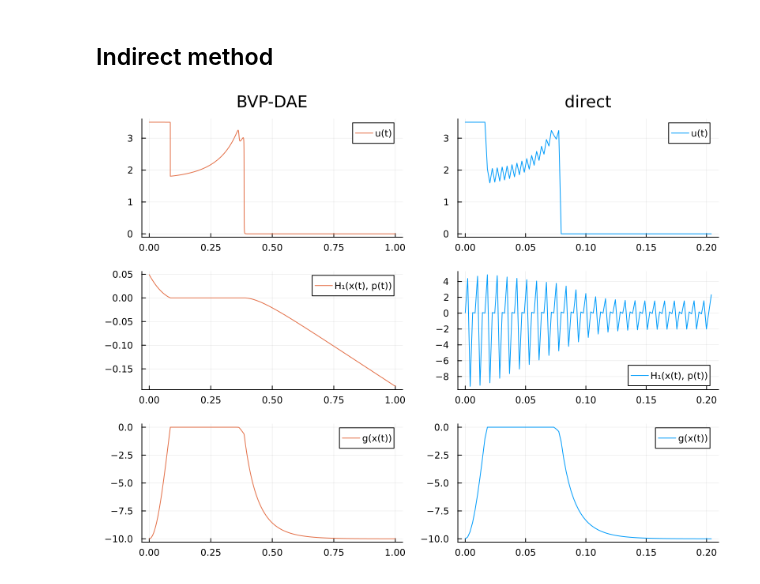
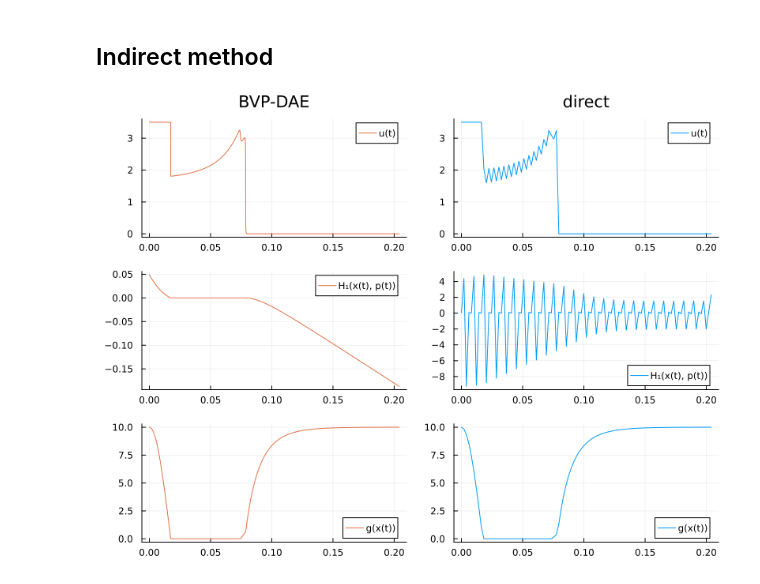
Before and after one commit to control-toolbox/BVP-DAE, a Jupyter notebook: julia/goddard.ipynb, the cells around one changed output. Cells and saved outputs as stored; diff of their text form; code cells hidden in the pictures.

```diff
--- a/julia/goddard.ipynb
+++ b/julia/goddard.ipynb
@@ -193,41 +202,40 @@ x = direct_sol.state
 u = direct_sol.control
 p = direct_sol.costate
 
-H1 = Lift(x -> F1(x...))    # H1(x, p) = p' * F1(x)
+H1 = Lift(F1)               # H1(x, p) = p' * F1(x)
 φ(t) = H1(x(t), p(t))       # switching function
-g(x) = q(x[1], x[2])        # q(h, v)
+g(x) = -q(x[1], x[2])       # -q(h, v)
 
 u_plot  = plot(t, u,     label = "u(t)",           color=1, title="direct")
 H1_plot = plot(t, φ,     label = "H₁(x(t), p(t))", color=1)
 g_plot  = plot(t, g ∘ x, label = "g(x(t))",        color=1)
 
 plt_info_direct = plot(u_plot, H1_plot, g_plot; layout=(3,1))
 
 # info from BVP-DAE
-ts  = sol_bvp.t
+tf  = sol_bvp.tf
+ts  = (sol_bvp.t)*tf
 hs  = sol_bvp.h
 vs  = sol_bvp.v
 ms  = sol_bvp.m
-us  = sol_bvp.u
+U   = sol_bvp.u
 phs = sol_bvp.ph
 pvs = sol_bvp.pv
 pms = sol_bvp.pm
-tf  = sol_bvp.tf
 
 X = [ [h, v, m] for (h, v, m) ∈ zip(hs, vs, ms) ]
 P = [ [ph, pv, pm] for (ph, pv, pm) ∈ zip(phs, pvs, pms) ]
-U = us
 
 H1_bvp = H1.(X, P)
 g_bvp  = g.(X)
 
-u_plot  = plot(ts, us,     label = "u(t)",           color=2, title="BVP-DAE")
+u_plot  = plot(ts, U,      label = "u(t)",           color=2, title="BVP-DAE")
 H1_plot = plot(ts, H1_bvp, label = "H₁(x(t), p(t))", color=2)
 g_plot  = plot(ts, g_bvp,  label = "g(x(t))",        color=2)
 
 plt_info_bvp = plot(u_plot, H1_plot, g_plot;  layout=(3,1))
 
 #
 plot(plt_info_bvp, plt_info_direct; layout=(1, 2), size=(800, 600))
 # %% [output]
-[figure, old version]
+[figure, new version]
```
Also changed, not shown: parts of 15 cells of this notebook, 2 other files.
